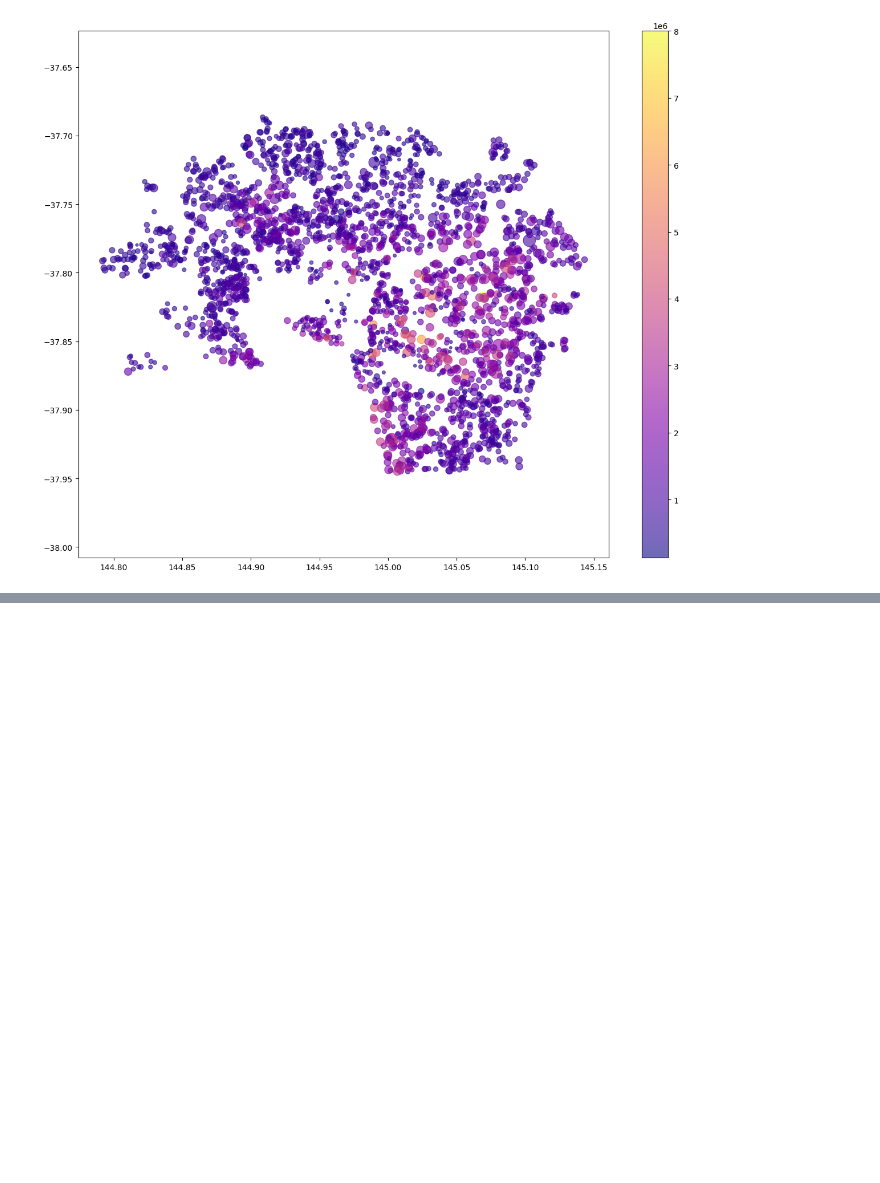
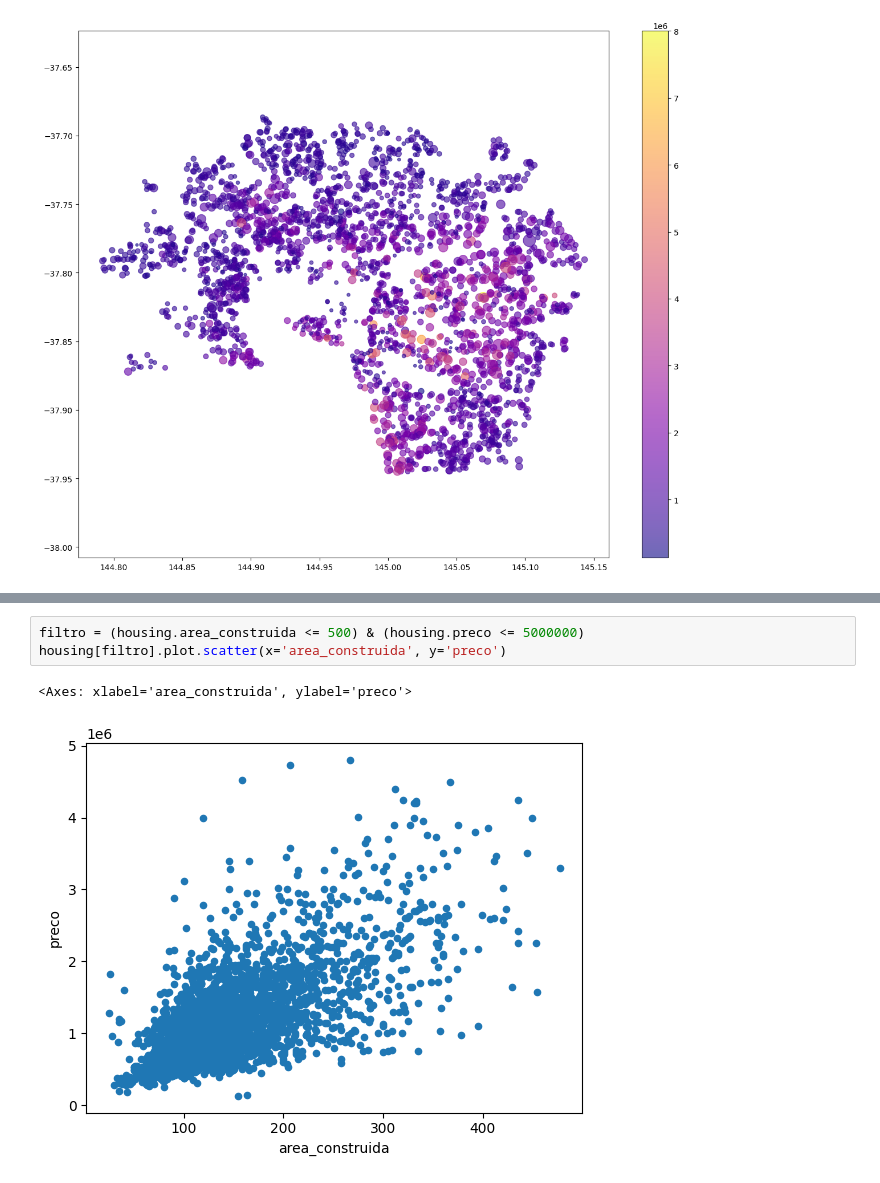
Before and after one commit to cvs2010/Data-Science-Projects, a Jupyter notebook: 00_pandas_tutorial.ipynb, the cells around one changed output, grey strips where cells are left out. Cells and saved outputs as stored; diff of their text form; blank space fills up the shorter version.

```diff
--- a/00_pandas_tutorial.ipynb
+++ b/00_pandas_tutorial.ipynb
@@ -705,0 +724,6 @@ plt.colorbar()
+# %%
+filtro = (housing.area_construida <= 500) & (housing.preco <= 5000000)
+housing[filtro].plot.scatter(x='area_construida', y='preco')
+# %% [output]
+<Axes: xlabel='area_construida', ylabel='preco'>
+[figure, added]
```
Also changed, not shown: parts of 43 cells of this notebook.
